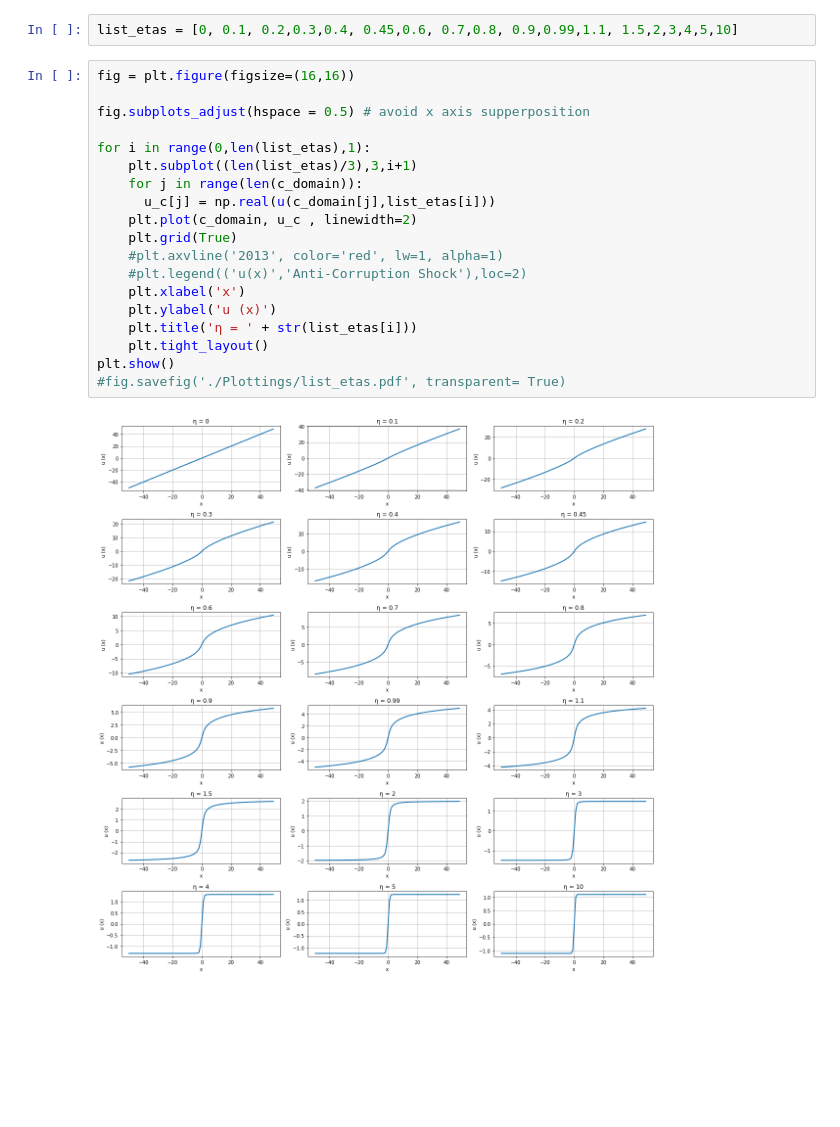
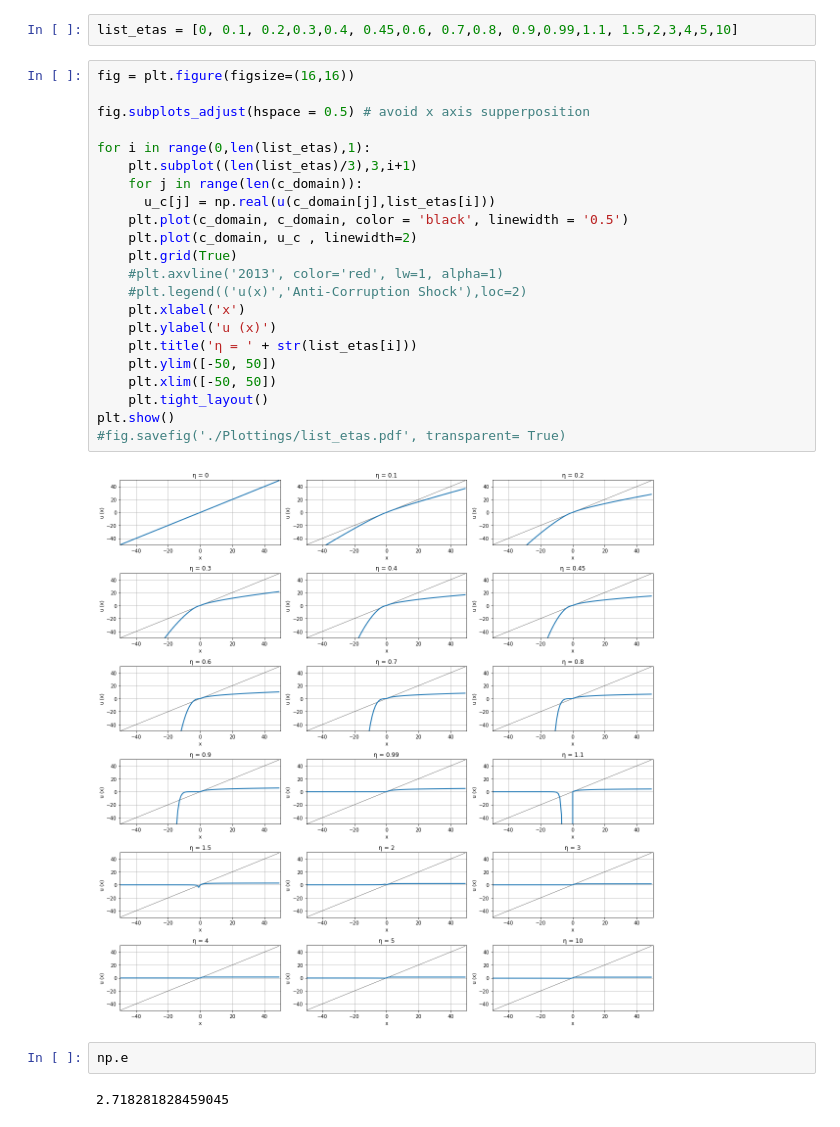
Before and after one commit to caxaxa/Chacha_PhD_Projects, a Jupyter notebook: Incentive_Curves.ipynb, the cells around one changed output. Cells and saved outputs as stored; diff of their text form; blank space fills up the shorter version.

```diff
--- a/Incentive_Curves.ipynb
+++ b/Incentive_Curves.ipynb
@@ -272,24 +263,31 @@ list_etas = [0, 0.1, 0.2,0.3,0.4, 0.45,0.6, 0.7,0.8, 0.9,0.99,1.1, 1.5,2,3,4,5,1
 # %%
 fig = plt.figure(figsize=(16,16))
 
 fig.subplots_adjust(hspace = 0.5) # avoid x axis supperposition
 
 for i in range(0,len(list_etas),1):
     plt.subplot((len(list_etas)/3),3,i+1)
     for j in range(len(c_domain)):
       u_c[j] = np.real(u(c_domain[j],list_etas[i]))
+    plt.plot(c_domain, c_domain, color = 'black', linewidth = '0.5')
     plt.plot(c_domain, u_c , linewidth=2)
     plt.grid(True)
     #plt.axvline('2013', color='red', lw=1, alpha=1)
     #plt.legend(('u(x)','Anti-Corruption Shock'),loc=2)
     plt.xlabel('x')
     plt.ylabel('u (x)')
     plt.title('η = ' + str(list_etas[i]))
+    plt.ylim([-50, 50])
+    plt.xlim([-50, 50])
     plt.tight_layout()
 plt.show()
 #fig.savefig('./Plottings/list_etas.pdf', transparent= True)
 # %% [output]
-[figure, old version]
+[figure, new version]
+# %%
+np.e
+# %% [output]
+2.718281828459045
 # %%
 u(-10,0.8)
 # %% [output]
```
Also changed, not shown: parts of 10 cells of this notebook.
